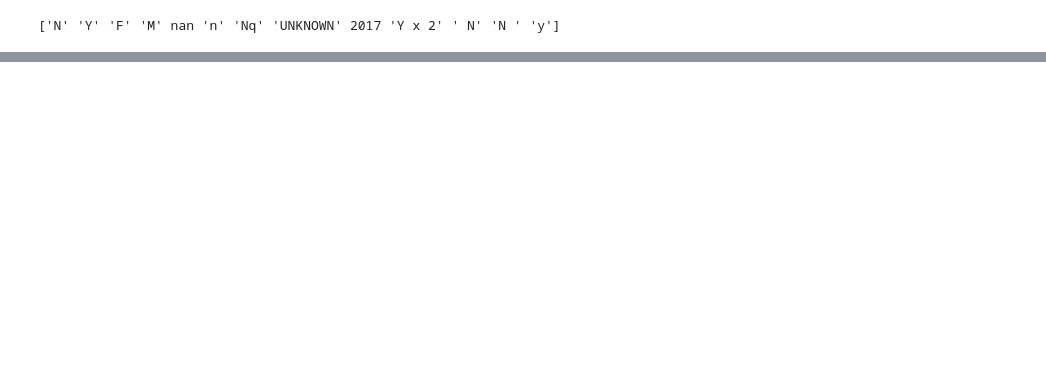
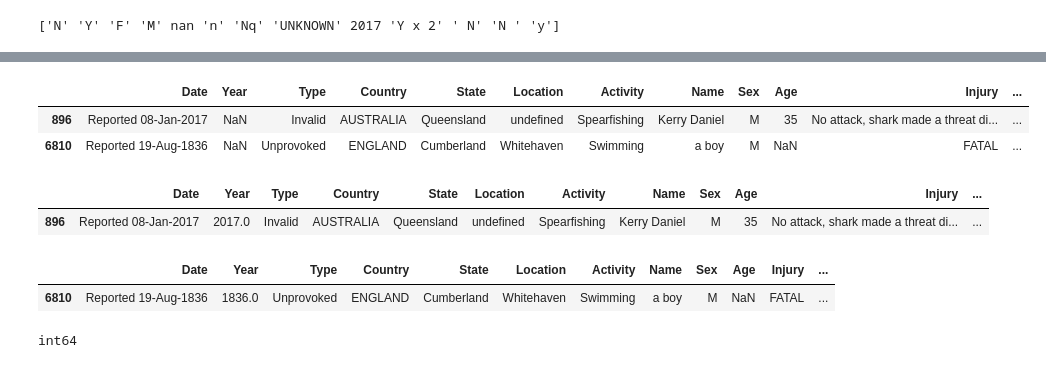
Before and after one commit to camilla-scandola/project-shark-attack, a Jupyter notebook: quest_sharkatack.ipynb, the cells around one changed output, grey strips where cells are left out. Cells and saved outputs as stored; diff of their text form; code cells hidden in the pictures; blank space fills up the shorter version.

```diff
--- a/quest_sharkatack.ipynb
+++ b/quest_sharkatack.ipynb
@@ -411,0 +490,30 @@ print(countries)
+# %%
+## Create a regex pattern by joining all month keys with '|' (OR operator)
+all_month_patterns = '|'.join(month_mapping.keys())
+
+# Extract month from 'Date' column using regex pattern:
+# 1. Convert Date column to string
+# 2. Extract month name using case-insensitive regex (?i)
+# 3. Convert extracted month to lowercase
+# 4. Map to standardized format using the month_mapping dictionary
+df['Month'] = df['Date'].astype(str).str.extract(f'(?i)({all_month_patterns})', expand=False).str.lower().map(month_mapping)
+# %%
+# Dictionary mapping numeric month representations to abbreviated month names
+numeric_month_mapping = {
+    '01': 'January', '02': 'February', '03': 'March', '04': 'April', '05': 'May', '06': 'June',
+    '07': 'July', '08': 'August', '09': 'September', '10': 'October', '11': 'November', '12': 'December'
+}
+
+# Create a boolean mask for rows where 'Month' column contains NaN values
+nan_mask = df['Month'].isna()
+
+# For rows with missing month values, extract the month part (MM) from the 'Date' column
+# using regex pattern that matches YYYY-MM-DD format
+extracted_numeric_months = df.loc[nan_mask, 'Date'].astype(str).str.extract(r'\d{4}-(\d{2})-\d{2}', expand=False)
+
+# Replace NaN values in 'Month' column with the corresponding month abbreviations
+df.loc[nan_mask, 'Month'] = extracted_numeric_months.map(numeric_month_mapping)
+# %%
+# Convert 'Month' column to a categorical data type with ordered months
+# This ensures months appear in chronological order rather than alphabetical
+df['Month'] = pd.Categorical(df['Month'], categories=['January', 'February', 'March', 'April', 'May', 'June', 'July', 'August', 'September', 'October', 'November', 'December'], ordered=True)
@@ -411,0 +532,42 @@ print(countries)
+# %%
+# Inspect the null values in the Year column
+df[df['Year'].isnull()]
+# %% [output]
+|  | Date | Year | Type | Country | State | Location | Activity | Name | Sex | Age | Injury | ... |
+| 896 | Reported 08-Jan-2017 | NaN | Invalid | AUSTRALIA | Queensland | undefined | Spearfishing | Kerry Daniel | M | 35 | No attack, shark made a threat di... | ... |
+| 6810 | Reported 19-Aug-1836 | NaN | Unprovoked | ENGLAND | Cumberland | Whitehaven | Swimming | a boy | M | NaN | FATAL | ... |
+# %%
+# Fill the two null entries in the 'Year' column by importing the year from the 'Date' column
+
+# Extract the year (4 digits) from the 'Date' column for row 896
+year_896 = re.search(r'\d{4}', df.loc[896, 'Date']).group()
+
+# Update the 'Year' column with the extracted year for row 896
+df.loc[896, 'Year'] = float(year_896)
+
+df.loc[[896]]
+# %% [output]
+|  | Date | Year | Type | Country | State | Location | Activity | Name | Sex | Age | Injury | ... |
+| 896 | Reported 08-Jan-2017 | 2017.0 | Invalid | AUSTRALIA | Queensland | undefined | Spearfishing | Kerry Daniel | M | 35 | No attack, shark made a threat di... | ... |
+# %%
+# Fill the two null entries in the 'Year' column by importing the year from the 'Date' column
+
+# Extract the year (4 digits) from the 'Date' column for row 6810
+year_6810 = re.search(r'\d{4}', df.loc[6810, 'Date']).group()
+
+# Update the 'Year' column with the extracted year for row 6810
+df.loc[6810, 'Year'] = float(year_6810)
+
+df.loc[[6810]]
+# %% [output]
+|  | Date | Year | Type | Country | State | Location | Activity | Name | Sex | Age | Injury | ... |
+| 6810 | Reported 19-Aug-1836 | 1836.0 | Unprovoked | ENGLAND | Cumberland | Whitehaven | Swimming | a boy | M | NaN | FATAL | ... |
+# %%
+# Convert the 'Year' column to integer data type for numerical operations
+
+df['Year'] = df['Year'].astype(int)
+
+# Print the data type to verify the conversion was successful
+print(df['Year'].dtype)
+# %% [output]
+int64
```
Also changed, not shown: parts of 22 cells of this notebook, 1 other file.
